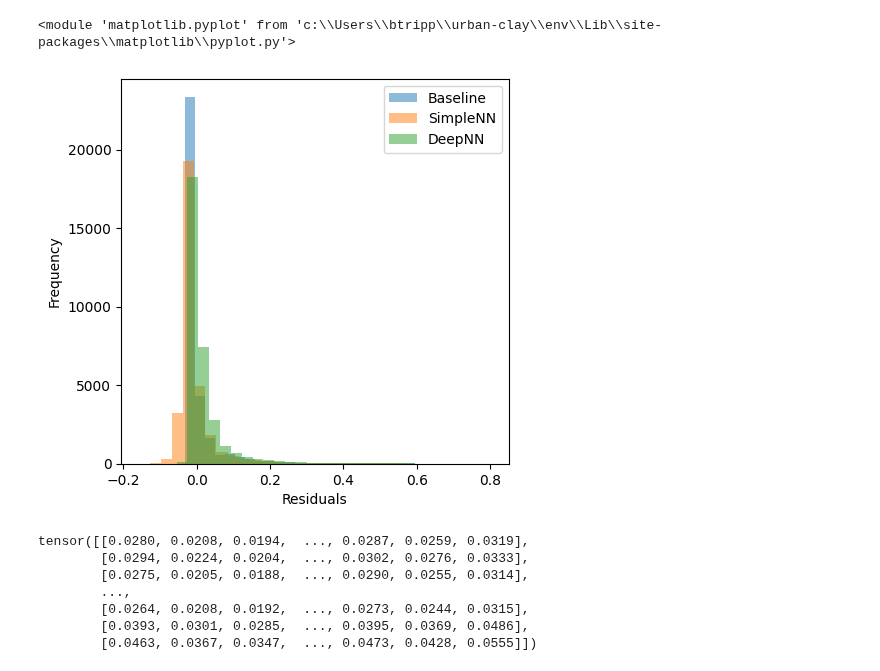
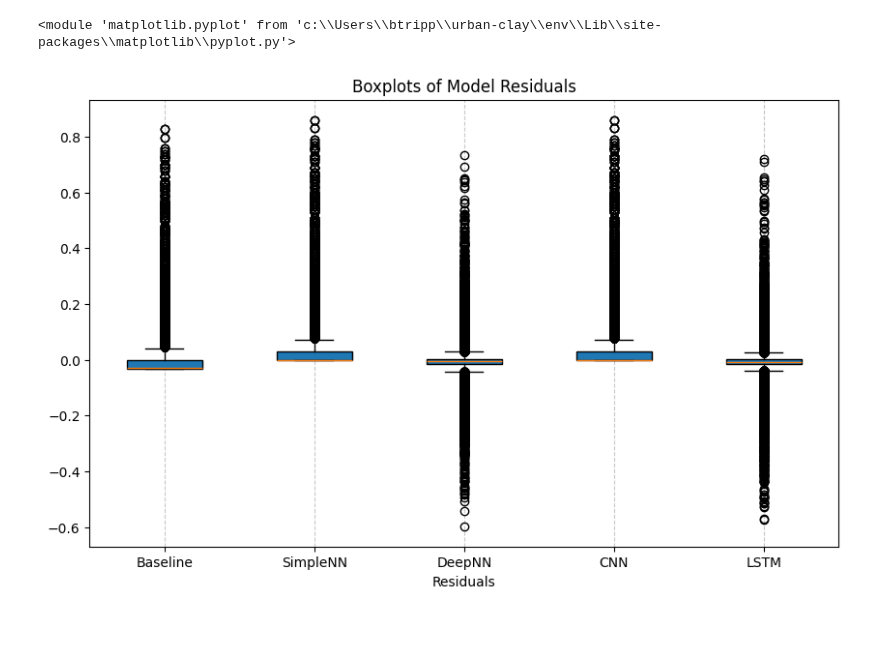
Before and after one commit to benton-tripp/urban-clay, a Jupyter notebook: notebooks/train-models-v2.ipynb, the cells around one changed output. Cells and saved outputs as stored; diff of their text form; code cells hidden in the pictures; blank space fills up the shorter version.

Commit message:
deep learning testing

```diff
--- a/notebooks/train-models-v2.ipynb
+++ b/notebooks/train-models-v2.ipynb
@@ -283,6 +377,9 @@ class LSTMModel(nn.Module):
         self.fc2 = nn.Linear(hidden_units, output_size)
 
     def forward(self, x):
+        # Apply logit transformation at the input layer
+        x = torch.clamp(x, min=1e-6, max=1 - 1e-6) # Avoid 0 and 1 to prevent logit issues
+        x = torch.log(x / (1 - x))
         # First fully connected layer
         x = self.fc1(x)
         x = self.relu(x)
@@ -294,7 +391,7 @@ class LSTMModel(nn.Module):
         x = lstm_out[:, -1, :]
         # Final fully connected layer and sigmoid activation
         x = self.fc2(x)
-        x = torch.sigmoid(x)  # Apply sigmoid activation to ensure output is in [0, 1]
+        x = torch.sigmoid(x) # Apply sigmoid to get output back in [0, 1] range
         return x
 
 # Initialize the LSTM model
@@ -305,10 +402,18 @@ trained_lstm_model = train_model(
     model=lstm_model,
     X_train_tensor=X_train_tensor,
     y_train_tensor=y_train_tensor,
+    X_val_tensor=X_val_tensor,  # Validation data
+    y_val_tensor=y_val_tensor,  # Validation target
     epochs=100,
-    criterion=nn.MSELoss(),
-    optimizer=optim.Adam(lstm_model.parameters(), lr=0.001)
+    lr=0.0005,
+    batch_size=64,
+    verbose=True,
+    use_batch_processing=True,
+    early_stopping=True,
+    patience=20,
+    min_delta=0.001
 )
+
 
 # Prediction on test data
 with torch.no_grad():
@@ -359,35 +461,33 @@ print(metrics_summary)
 # %%
 # Flatten predictions and ground truth for residual analysis
-def res_plot(y_tensor, yhat_tensors, labels, title="", figsize=(5, 5), bins=30, alpha=0.5):
-    # Plot histograms of residuals
+def res_plot(y_tensor, yhat_tensors, labels, title="", figsize=(10, 5)):
+    # Initialize plot with the specified figure size
     plt.figure(figsize=figsize)
 
-    for yhat_tensor, label in zip(yhat_tensors, labels):
-        y_flat = y_tensor.numpy().reshape(-1)
-        if type(yhat_tensor) == torch.Tensor:
+    y_flat = y_tensor.numpy().reshape(-1)  # Flatten ground truth
+    residuals_list = []  # Collect residuals for each model
+
+    # Calculate residuals for each model's predictions
+    for yhat_tensor in yhat_tensors:
+        if isinstance(yhat_tensor, torch.Tensor):
             yhat_flat = yhat_tensor.numpy().reshape(-1)
         else:
             yhat_flat = yhat_tensor.reshape(-1)
-        # Calculate residuals
         residuals = y_flat - yhat_flat
-        plt.hist(residuals, bins=bins, alpha=alpha, label=label)
+        residuals_list.append(residuals)
+
+    # Create box plots for residuals
+    plt.boxplot(residuals_list, tick_labels=labels, vert=True, patch_artist=True)
     plt.xlabel('Residuals')
-    plt.ylabel('Frequency')
-    plt.legend()
     plt.title(title)
+    plt.grid(axis='x', linestyle='--', alpha=0.7)
+
     return plt
 
-res_plot(y_test_tensor, [baseline_pred, snn_pred, dnn_pred], ["Baseline", "SimpleNN", "DeepNN"])
+res_plot(y_test_tensor,
+         [baseline_pred, snn_pred, dnn_pred, cnn_pred, lstm_pred],
+         ["Baseline", "SimpleNN", "DeepNN", "CNN", "LSTM"],
+         "Boxplots of Model Residuals", (10, 6))
 # %% [output]
 <module 'matplotlib.pyplot' from 'c:\\Users\\btripp\\urban-clay\\env\\Lib\\site-packages\\matplotlib\\pyplot.py'>
-[figure, old version]
+[figure, new version]
-# %%
-snn_pred
-# %% [output]
-tensor([[0.0280, 0.0208, 0.0194,  ..., 0.0287, 0.0259, 0.0319],
-        [0.0294, 0.0224, 0.0204,  ..., 0.0302, 0.0276, 0.0333],
-        [0.0275, 0.0205, 0.0188,  ..., 0.0290, 0.0255, 0.0314],
-        ...,
-        [0.0264, 0.0208, 0.0192,  ..., 0.0273, 0.0244, 0.0315],
-        [0.0393, 0.0301, 0.0285,  ..., 0.0395, 0.0369, 0.0486],
-        [0.0463, 0.0367, 0.0347,  ..., 0.0473, 0.0428, 0.0555]])
```
Also changed, not shown: parts of 17 cells of this notebook, 5 other files.
